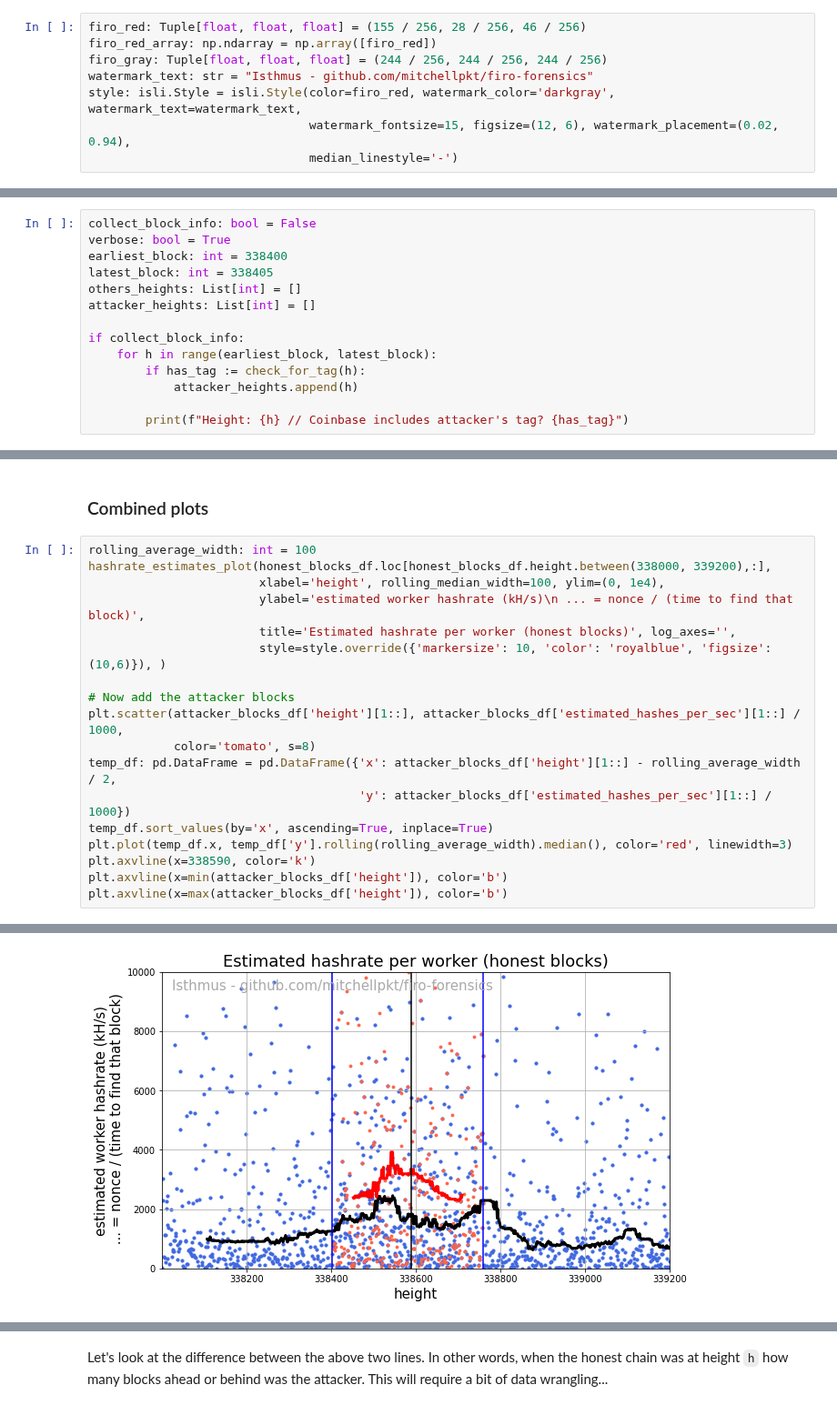
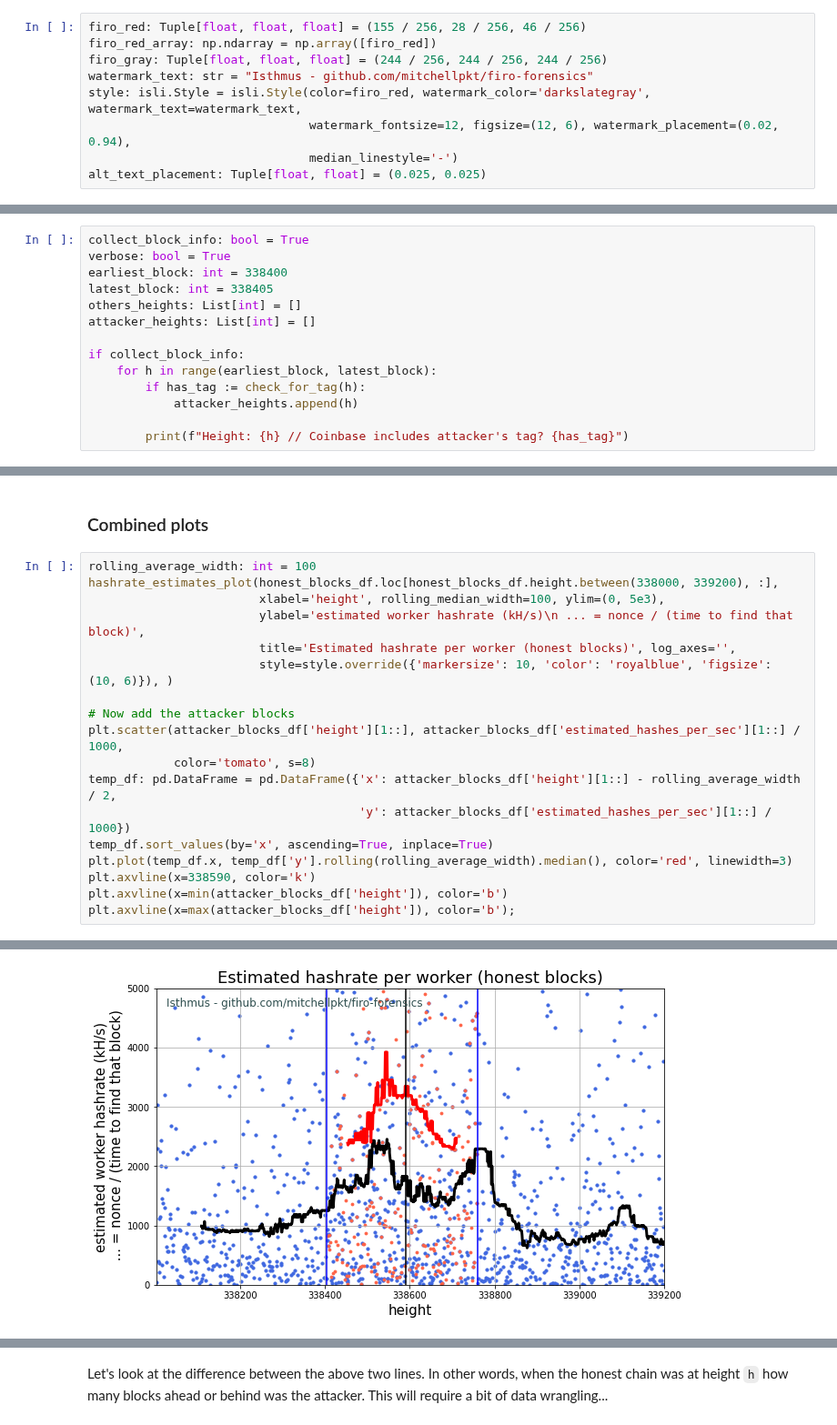
Before and after one commit to Mitchellpkt/firo-forensics, a Jupyter notebook: analysis/jupyter-python-firo-forensics.ipynb, the cells around one changed output, grey strips where cells are left out. Shown at 91% size. Saved outputs shown, nothing was run; the diff lists cells and outputs as text.

```diff
--- a/analysis/jupyter-python-firo-forensics.ipynb
+++ b/analysis/jupyter-python-firo-forensics.ipynb
@@ -71,9 +53,10 @@ firo_red: Tuple[float, float, float] = (155 / 256, 28 / 256, 46 / 256)
 firo_red_array: np.ndarray = np.array([firo_red])
 firo_gray: Tuple[float, float, float] = (244 / 256, 244 / 256, 244 / 256)
 watermark_text: str = "Isthmus - github.com/mitchellpkt/firo-forensics"
-style: isli.Style = isli.Style(color=firo_red, watermark_color='darkgray', watermark_text=watermark_text,
-                               watermark_fontsize=15, figsize=(12, 6), watermark_placement=(0.02, 0.94),
+style: isli.Style = isli.Style(color=firo_red, watermark_color='darkslategray', watermark_text=watermark_text,
+                               watermark_fontsize=12, figsize=(12, 6), watermark_placement=(0.02, 0.94),
                                median_linestyle='-')
+alt_text_placement: Tuple[float, float] = (0.025, 0.025)
 # %% [markdown]
 Disable scrolling in Jupyter notebooks
 # %%
@@ -171,7 +154,7 @@ def check_for_tag(height: int,
 # %% [markdown]
 **Loop over heights of interest to check if the blocks have said fingerprint**
 # %%
-collect_block_info: bool = False
+collect_block_info: bool = True
 verbose: bool = True
 earliest_block: int = 338400
 latest_block: int = 338405
@@ -351,11 +343,11 @@ Mean worker hashrate for (kH/s): 4027
 ### Combined plots
 # %%
 rolling_average_width: int = 100
-hashrate_estimates_plot(honest_blocks_df.loc[honest_blocks_df.height.between(338000, 339200),:],
-                        xlabel='height', rolling_median_width=100, ylim=(0, 1e4),
+hashrate_estimates_plot(honest_blocks_df.loc[honest_blocks_df.height.between(338000, 339200), :],
+                        xlabel='height', rolling_median_width=100, ylim=(0, 5e3),
                         ylabel='estimated worker hashrate (kH/s)\n ... = nonce / (time to find that block)',
                         title='Estimated hashrate per worker (honest blocks)', log_axes='',
-                        style=style.override({'markersize': 10, 'color': 'royalblue', 'figsize': (10,6)}), )
+                        style=style.override({'markersize': 10, 'color': 'royalblue', 'figsize': (10, 6)}), )
 
 # Now add the attacker blocks
 plt.scatter(attacker_blocks_df['height'][1::], attacker_blocks_df['estimated_hashes_per_sec'][1::] / 1000,
@@ -366,5 +358,5 @@ temp_df.sort_values(by='x', ascending=True, inplace=True)
 plt.plot(temp_df.x, temp_df['y'].rolling(rolling_average_width).median(), color='red', linewidth=3)
 plt.axvline(x=338590, color='k')
 plt.axvline(x=min(attacker_blocks_df['height']), color='b')
-plt.axvline(x=max(attacker_blocks_df['height']), color='b')
+plt.axvline(x=max(attacker_blocks_df['height']), color='b');
 # %% [output]
@@ -372,4 +363,4 @@ plt.axvline(x=max(attacker_blocks_df['height']), color='b')
-[figure, old version]
+[figure, new version]
 # %% [markdown]
 ## Cross-chain timestamp analysis
 **Everything in this section must be prefaced with the caveat that block timestamps are entirely spoofable, so this could have been faked.**
```
Also changed, not shown: parts of 49 cells of this notebook.
